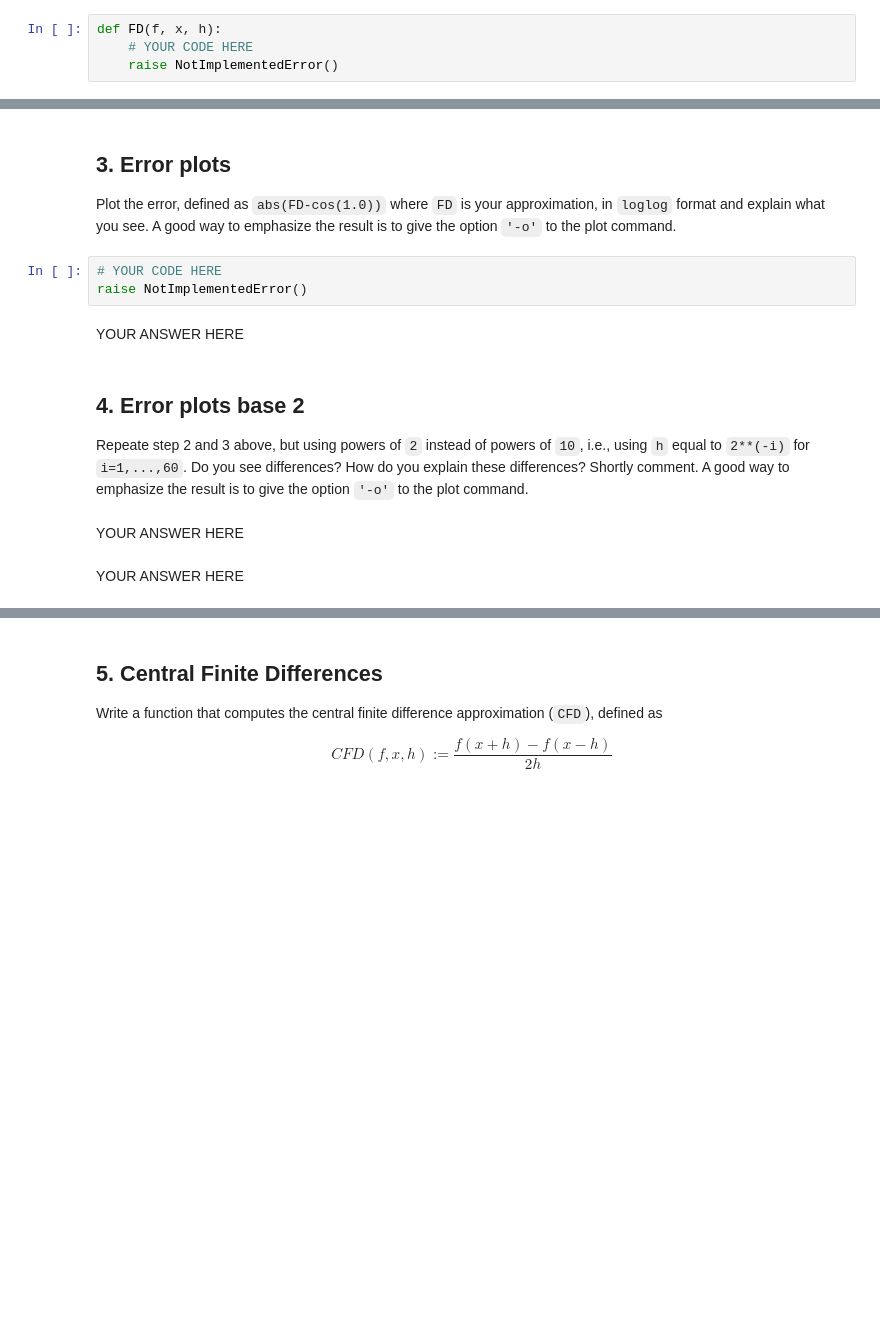
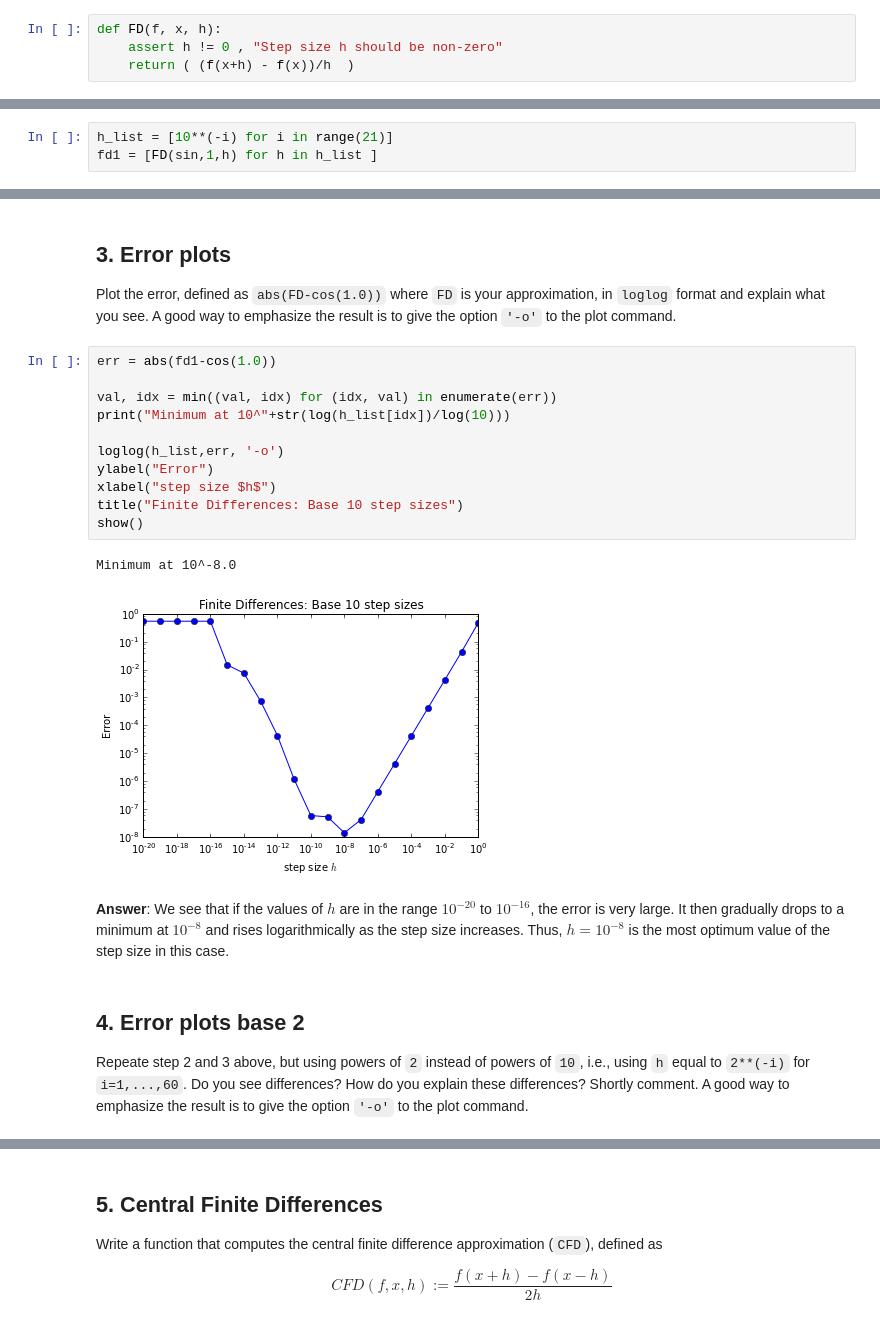
Before and after one commit to sissa/P1.4_seed, a Jupyter notebook: assignments/release/Basics/D1-exercises.ipynb, the cells around one changed output, grey strips where cells are left out. Drawn from its saved outputs; the diff is of its cells as text; blank space fills up the shorter version.

```diff
--- a/assignments/release/Basics/D1-exercises.ipynb
+++ b/assignments/release/Basics/D1-exercises.ipynb
@@ -59,10 +61,10 @@ approximate derivative:
 $$
 FD(f,x,h) := \frac{f(x+h)-f(x)}{h}
 $$
-# %%
-def FD(f, x, h):
-    # YOUR CODE HERE
-    raise NotImplementedError()
+# %%
+def FD(f, x, h):
+    assert h != 0 , "Step size h should be non-zero"
+    return ( (f(x+h) - f(x))/h  )
 # %%
 assert_equal(FD(lambda x: x, 0, .125), 1.0)
 # %% [markdown]
@@ -75,3 +74,6 @@ raise NotImplementedError()
+# %%
+h_list = [10**(-i) for i in range(21)]
+fd1 = [FD(sin,1,h) for h in h_list ]
 # %%
 assert_equal(len(fd1), 21)
 expected = [0.067826442017785205, 0.49736375253538911, 0.53608598101186899, 0.5398814803603269, 0.54026023141862112, 0.54029809850586474, 0.54030188512133037, 0.54030226404044868, 0.54030229179602429, 0.54030235840940577, 0.54030224738710331, 0.54030113716407868, 0.54034554608506369, 0.53956838996782608, 0.53290705182007514, 0.55511151231257827, 0.0, 0.0, 0.0, 0.0, 0.0]
@@ -80,15 +82,22 @@ assert_almost_equal(fd1,expected,decimal=4)
 ## 3. Error plots
 
 Plot the error, defined as `abs(FD-cos(1.0))` where `FD` is your approximation, in `loglog` format and explain what you see. A good way to emphasize the result is to give the option `'-o'` to the plot command.
-# %%
-# YOUR CODE HERE
-raise NotImplementedError()
-# %% [markdown]
-YOUR ANSWER HERE
+# %%
+err = abs(fd1-cos(1.0))
+
+val, idx = min((val, idx) for (idx, val) in enumerate(err))
+print("Minimum at 10^"+str(log(h_list[idx])/log(10)))
+
+loglog(h_list,err, '-o')
+ylabel("Error")
+xlabel("step size $h$")
+title("Finite Differences: Base 10 step sizes")
+show()
+# %% [output]
+Minimum at 10^-8.0
+[figure, added]
+# %% [markdown]
+**Answer**: We see that if the values of $h$ are in the range $10^{-20}$ to $10^{-16}$, the error is very large. It then gradually drops to a minimum at $10^{-8}$ and rises logarithmically as the step size increases. Thus, $h = 10^{-8}$ is the most optimum value of the step size in this case.
 # %% [markdown]
 ## 4. Error plots base 2
 Repeate step 2 and 3 above, but using powers of `2` instead of powers of `10`, i.e., using `h` equal to `2**(-i)` for `i=1,...,60`. Do you see differences? How do you explain these differences? Shortly comment.  A good way to emphasize the result is to give the option `'-o'` to the plot command.
-# %% [markdown]
-YOUR ANSWER HERE
-# %% [markdown]
-YOUR ANSWER HERE
```
Also changed, not shown: parts of 40 cells of this notebook.
